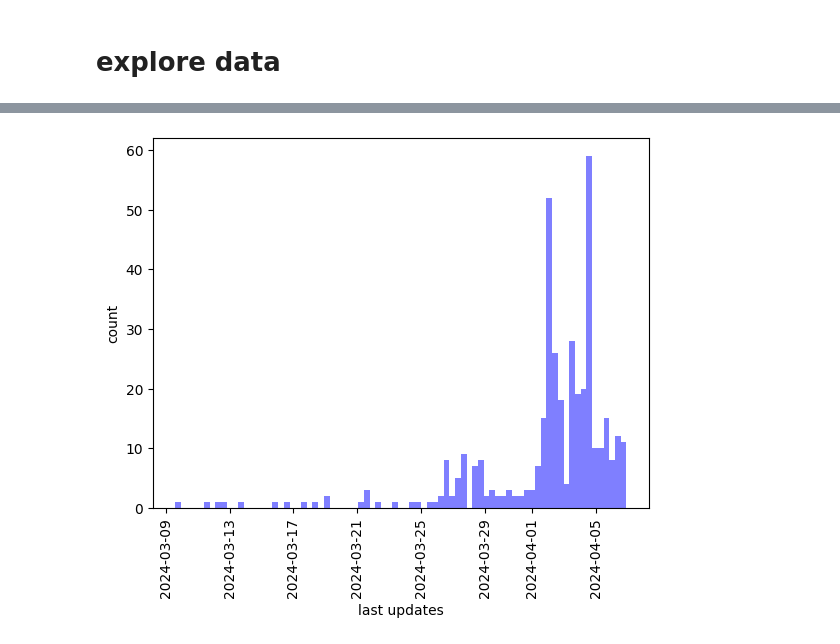
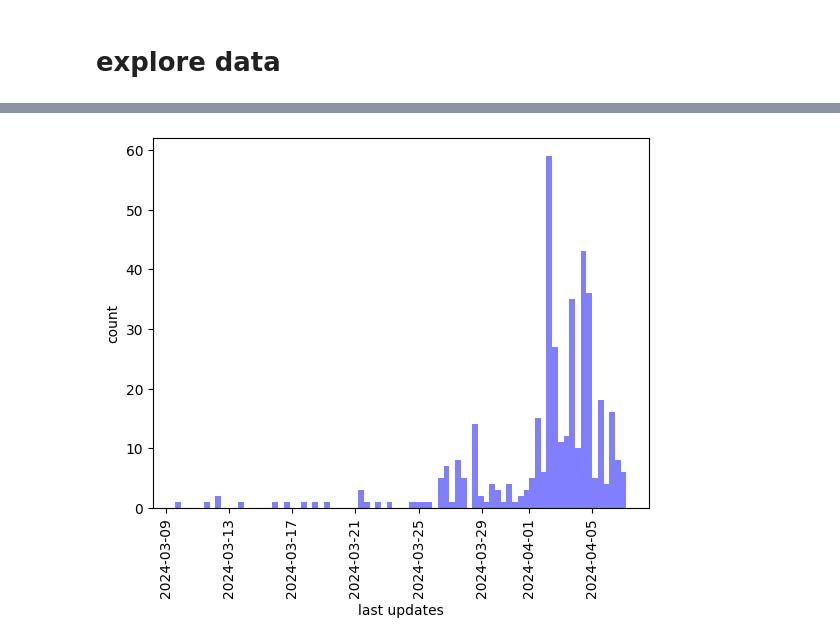
Before and after one commit to sueszli/will-wohnen, a Jupyter notebook: analysis.ipynb, the cells around one changed output, grey strips where cells are left out. Cells and saved outputs as stored; diff of their text form; code cells hidden in the pictures.

```diff
--- a/analysis.ipynb
+++ b/analysis.ipynb
@@ -78,12 +81,12 @@ plt.show()
 # %%
 # update distribution
 
 num_bins = len(df) // 5
-plt.hist(df["last_change"], bins=num_bins, color="blue", alpha=0.5)
+plt.hist(df["last_update"], bins=num_bins, color="blue", alpha=0.5)
 
 plt.xticks(rotation=90)
 plt.ylabel("count")
 plt.xlabel("last updates")
 plt.show()
 # %% [output]
-[figure, old version]
+[figure, new version]
```
Also changed, not shown: parts of 3 cells of this notebook, 1 other file.
